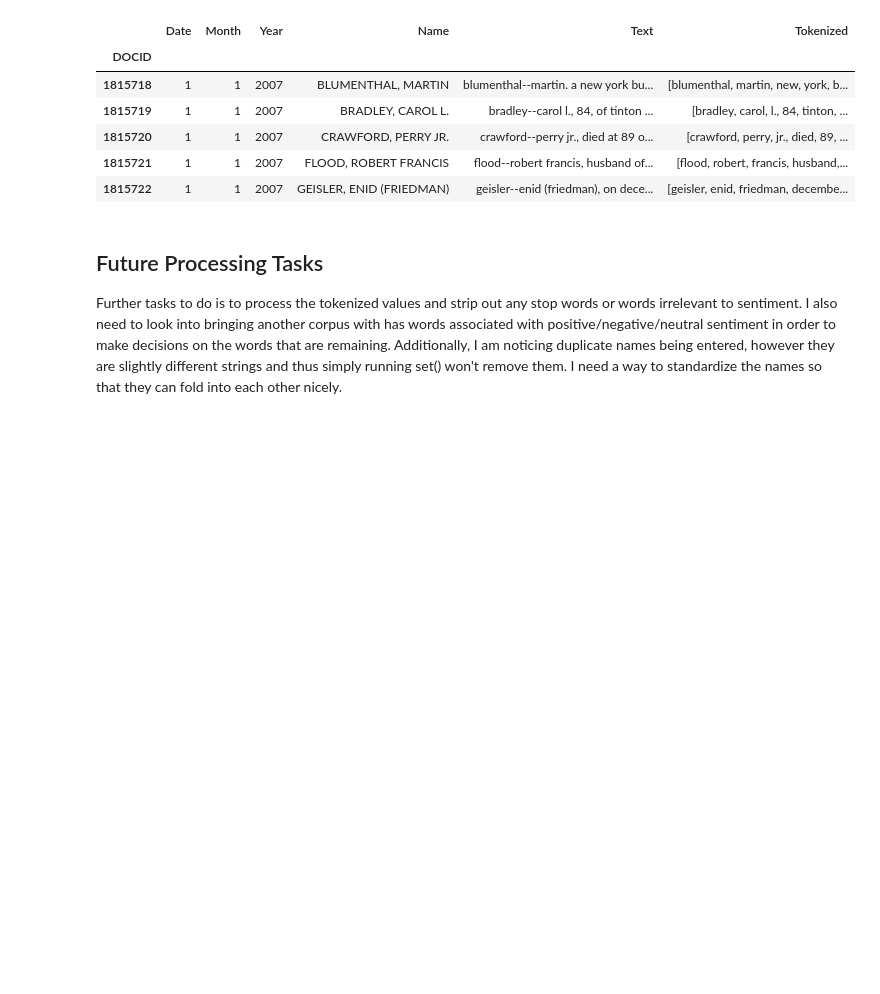
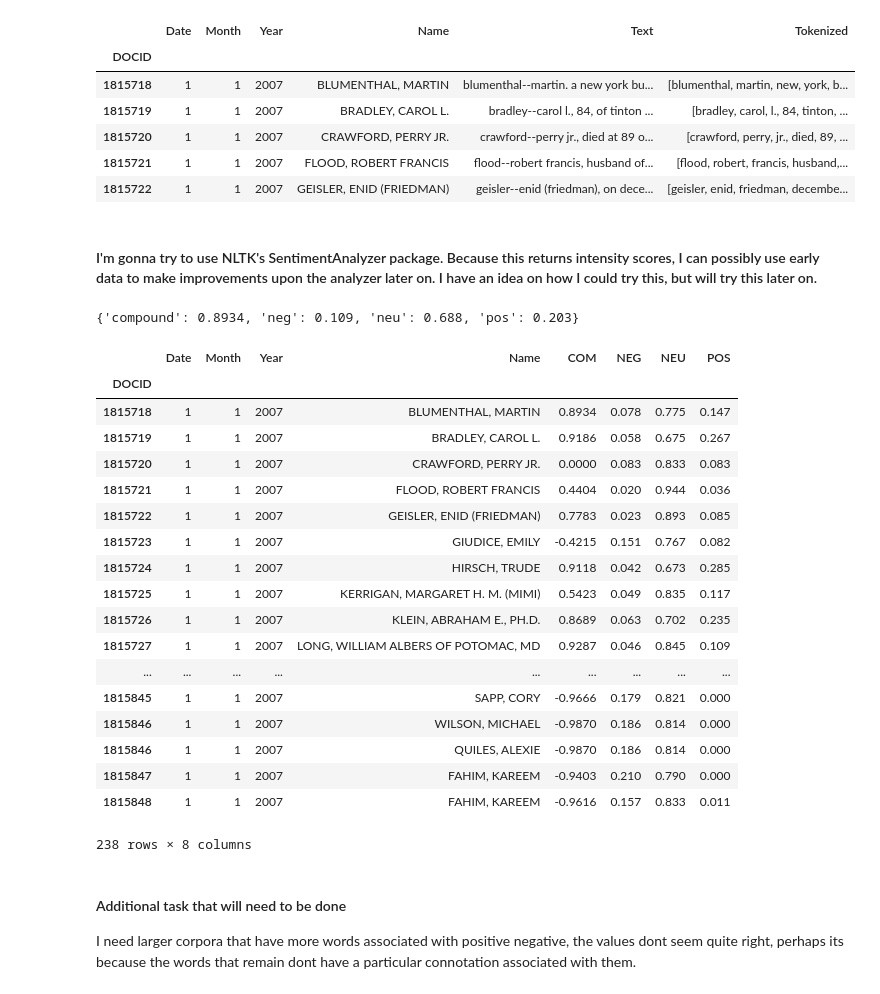
Before and after one commit to Data-Science-for-Linguists/NYT_Figures_Sentiment_Analysis, a Jupyter notebook: src/data_processing.ipynb, the cells around one changed output. Cells and saved outputs as stored; diff of their text form; code cells hidden in the pictures; blank space fills up the shorter version.

Commit message:
got stuff going with sentiment analysis. Now I have to figure out what I want to do next with the information

```diff
--- a/src/data_processing.ipynb
+++ b/src/data_processing.ipynb
@@ -143,6 +143,54 @@ data.head()
 | 1815720 | 1 | 1 | 2007 | CRAWFORD, PERRY JR. | crawford--perry jr., died at 89 o... | [crawford, perry, jr., died, 89, ... |
 | 1815721 | 1 | 1 | 2007 | FLOOD, ROBERT FRANCIS | flood--robert francis, husband of... | [flood, robert, francis, husband,... |
 | 1815722 | 1 | 1 | 2007 | GEISLER, ENID (FRIEDMAN) | geisler--enid (friedman), on dece... | [geisler, enid, friedman, decembe... |
-# %% [markdown]
-## Future Processing Tasks
-Further tasks to do is to process the tokenized values and strip out any stop words or words irrelevant to sentiment. I also need to look into bringing another corpus with has words associated with positive/negative/neutral sentiment in order to make decisions on the words that are remaining. Additionally, I am noticing duplicate names being entered, however they are slightly different strings and thus simply running set() won't remove them. I need a way to standardize the names so that they can fold into each other nicely.
+# %% [markdown]
+#### I'm gonna try to use NLTK's SentimentAnalyzer package. Because this returns intensity scores, I can possibly use early data to make improvements upon the analyzer later on. I have an idea on how I could try this, but will try this later on.
+# %%
+from nltk.sentiment.vader import SentimentIntensityAnalyzer
+sia = SentimentIntensityAnalyzer()
+
+# data.iloc[0]['Tokenized']
+sia.polarity_scores(" ".join(data.iloc[0]['Tokenized']))
+# %% [output]
+{'compound': 0.8934, 'neg': 0.109, 'neu': 0.688, 'pos': 0.203}
+# %%
+# create a new dataframe with the polarities
+columns = ['DOCID', 'Date', 'Month', 'Year', 'Name', 'COM' ,'NEG', 'NEU', 'POS']
+polarities = pd.DataFrame(columns=columns)
+
+for i in range(len(data.index.values.tolist())):
+    row = data.iloc[i]
+
+    scores = sia.polarity_scores(str(data.iloc[i]['Text']))
+    pos = scores.get('pos')
+    neu = scores.get('neu')
+    neg = scores.get('neg')
+    com = scores.get('compound')
+
+    polarities = polarities.append([{'DOCID': row.name, 'Date': row['Date'], 'Month': row['Month'], 'Year': row['Year'], 'Name': row['Name'], 'COM': com,'NEG': neg, 'NEU': neu, 'POS': pos}])
+
+polarities = polarities.set_index('DOCID')
+polarities
+# %% [output]
+|  | Date | Month | Year | Name | COM | NEG | NEU | POS |
+| DOCID |  |  |  |  |  |  |  |  |
+| 1815718 | 1 | 1 | 2007 | BLUMENTHAL, MARTIN | 0.8934 | 0.078 | 0.775 | 0.147 |
+| 1815719 | 1 | 1 | 2007 | BRADLEY, CAROL L. | 0.9186 | 0.058 | 0.675 | 0.267 |
+| 1815720 | 1 | 1 | 2007 | CRAWFORD, PERRY JR. | 0.0000 | 0.083 | 0.833 | 0.083 |
+| 1815721 | 1 | 1 | 2007 | FLOOD, ROBERT FRANCIS | 0.4404 | 0.020 | 0.944 | 0.036 |
+| 1815722 | 1 | 1 | 2007 | GEISLER, ENID (FRIEDMAN) | 0.7783 | 0.023 | 0.893 | 0.085 |
+| 1815723 | 1 | 1 | 2007 | GIUDICE, EMILY | -0.4215 | 0.151 | 0.767 | 0.082 |
+| 1815724 | 1 | 1 | 2007 | HIRSCH, TRUDE | 0.9118 | 0.042 | 0.673 | 0.285 |
+| 1815725 | 1 | 1 | 2007 | KERRIGAN, MARGARET H. M. (MIMI) | 0.5423 | 0.049 | 0.835 | 0.117 |
+| 1815726 | 1 | 1 | 2007 | KLEIN, ABRAHAM E., PH.D. | 0.8689 | 0.063 | 0.702 | 0.235 |
+| 1815727 | 1 | 1 | 2007 | LONG, WILLIAM ALBERS OF POTOMAC, MD | 0.9287 | 0.046 | 0.845 | 0.109 |
+| ... | ... | ... | ... | ... | ... | ... | ... | ... |
+| 1815845 | 1 | 1 | 2007 | SAPP, CORY | -0.9666 | 0.179 | 0.821 | 0.000 |
+| 1815846 | 1 | 1 | 2007 | WILSON, MICHAEL | -0.9870 | 0.186 | 0.814 | 0.000 |
+| 1815846 | 1 | 1 | 2007 | QUILES, ALEXIE | -0.9870 | 0.186 | 0.814 | 0.000 |
+| 1815847 | 1 | 1 | 2007 | FAHIM, KAREEM | -0.9403 | 0.210 | 0.790 | 0.000 |
+| 1815848 | 1 | 1 | 2007 | FAHIM, KAREEM | -0.9616 | 0.157 | 0.833 | 0.011 |
+238 rows × 8 columns
+# %% [markdown]
+#### Additional task that will need to be done
+I need larger corpora that have more words associated with positive negative, the values dont seem quite right, perhaps its because the words that remain dont have a particular connotation associated with them.
```
Also changed, not shown: parts of 2 cells of this notebook.
